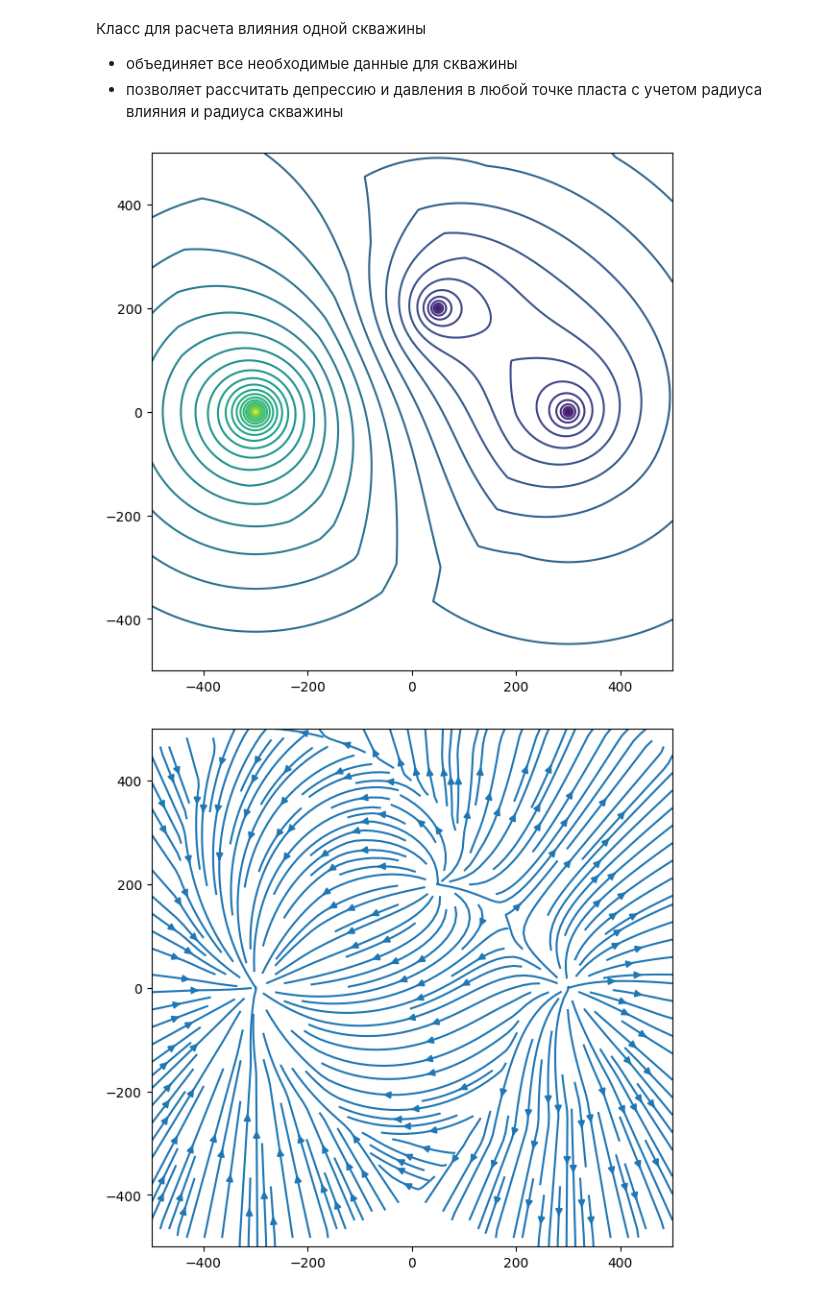
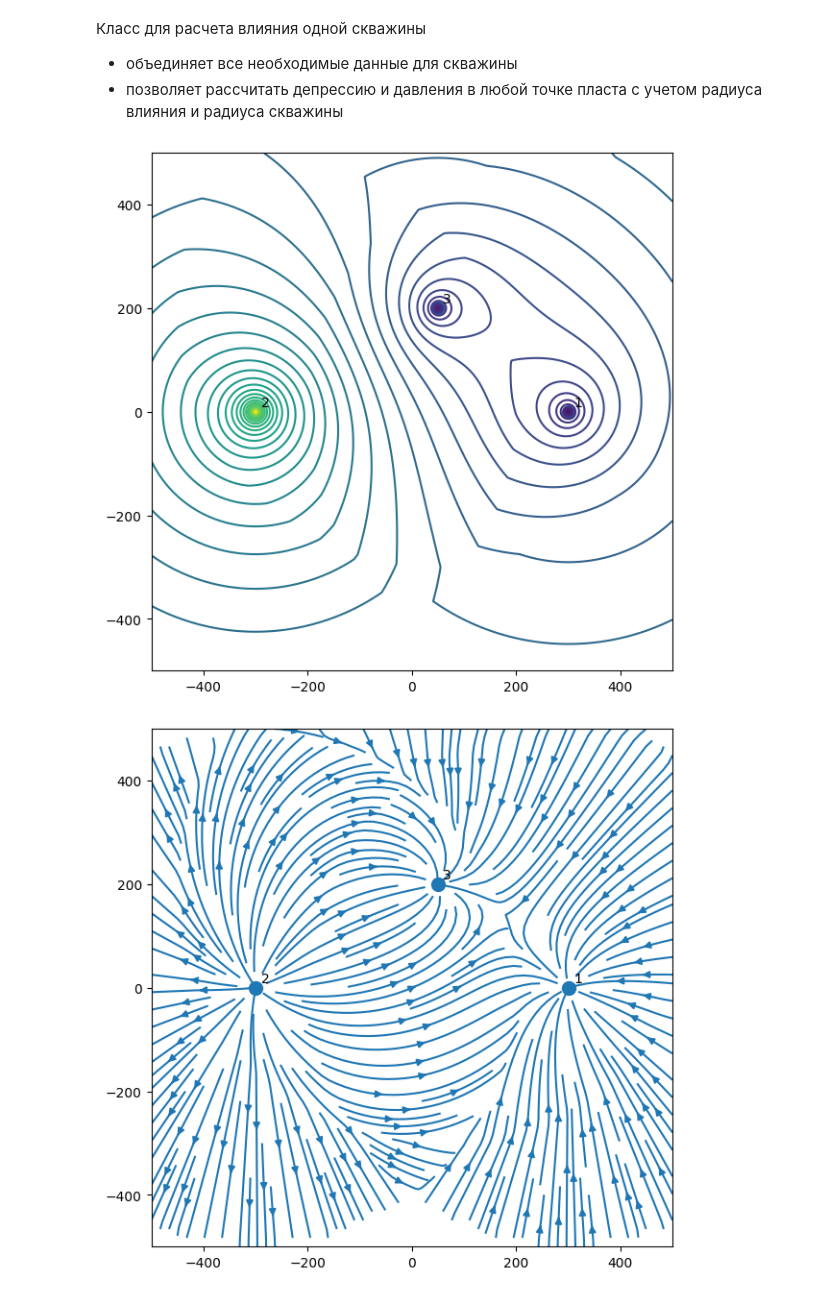
Before and after one commit to khabibullinra/welltest_examples, a Jupyter notebook: examples/02_04_steady_state_superposition_few_wells.ipynb, the cells around one changed output. Drawn from its saved outputs; the diff is of its cells as text; code cells hidden in the pictures.

```diff
--- a/examples/02_04_steady_state_superposition_few_wells.ipynb
+++ b/examples/02_04_steady_state_superposition_few_wells.ipynb
@@ -10,7 +12,7 @@ from plotly.subplots import make_subplots
 Базовая функция для расчета - расчет влияния одной скважины с постоянным дебитом в произвольной точке пласта.
 Самый простой вариант использует логарифмическое приближение
 # %%
-def dp_ss_atma(q_liq_sm3day = 50,
+def dp_ss_atm(q_liq_sm3day = 50,
                mu_cP = 1,
                b_m3m3 = 1.2,
                kh_mDm = 40,
@@ -34,7 +36,10 @@ def dp_ss_atma(q_liq_sm3day = 50,
 - позволяет рассчитать депрессию и давления в любой точке пласта с учетом радиуса влияния и радиуса скважины
 # %%
 class Well:
-
+    """
+    класс Well описывает влияние одной скважины на поле давления
+    используется стационарное решение
+    """
     kh_mDm = 10.0
     b_m3m3 = 1.0
     mu_cP = 1.0
@@ -49,7 +54,7 @@ class Well:
         self.name = name
         pass
 
-    def calc_dp_ss_atma(self, x_m, y_m):
+    def calc_dp_ss_atm(self, x_m, y_m):
         """
         расчет перепада давления в произвольной точке пласта
         с заданными координатами
@@ -61,12 +66,15 @@ class Well:
         r_m = np.where(r_m >= self.r_e_m, self.r_e_m ,r_m)
         r_m = np.where(r_m < self.r_w_m, self.r_w_m ,r_m)
 
-        return dp_ss_atma(q_liq_sm3day=self.q_liq_sm3day,
+        return dp_ss_atm(q_liq_sm3day=self.q_liq_sm3day,
                           mu_cP=self.mu_cP,
                           b_m3m3=self.b_m3m3,
                           kh_mDm=self.kh_mDm,
                           r_e_m = self.r_e_m,
                           r_m = r_m)
+
+    def calc_dp_ss_well_atm(self, w):
+        return self.calc_dp_ss_atm(w.x_m, w.y_m)
 
 
     def calc_p_ss_atma(self, x_m, y_m, p_res_atma):
@@ -77,7 +85,7 @@ class Well:
         x_m, y_m координаты в которых рассчитывается давление
         """
 
-        return p_res_atma - self.calc_dp_ss_atma(x_m, y_m)
+        return p_res_atma - self.calc_dp_ss_atm(x_m, y_m)
 # %%
 class Wells:
 
@@ -129,20 +159,26 @@ ww.set_qliq_sm3day(qlist)
 # %%
 xp = np.linspace(-500, 500, 500)
 yp = np.linspace(-500, 500, 500)
 
 xv, yv = np.meshgrid(xp, yp)
 
 p_mesh = ww.calc_p_ss_atma(xv, yv)
 
 
 # построим отображение в виде контурной карты
 plt.rcParams["figure.figsize"] = (7,7)
 plt.contour(xp, yp, p_mesh, levels=50)
+for x,y,n in zip(xlist, ylist, names):
+    plt.text(x+10, y+10, n)
+plt.scatter(xlist, ylist, s =100)
 plt.show()
 
 plt.rcParams["figure.figsize"] = (7,7)
-plt.streamplot(xp, yp, np.gradient(p_mesh,axis=1), np.gradient(p_mesh,axis=0), density=2)
+plt.streamplot(xp, yp, -np.gradient(p_mesh,axis=1), -np.gradient(p_mesh,axis=0), density=2)
+for x,y,n in zip(xlist, ylist, names):
+    plt.text(x+10, y+10, n)
+plt.scatter(xlist, ylist, s =100)
 plt.show()
 # %% [output]
-[figure, old version]
+[figure, new version]
-[figure, old version]
+[figure, new version]
```
Also changed, not shown: parts of 4 cells of this notebook.
